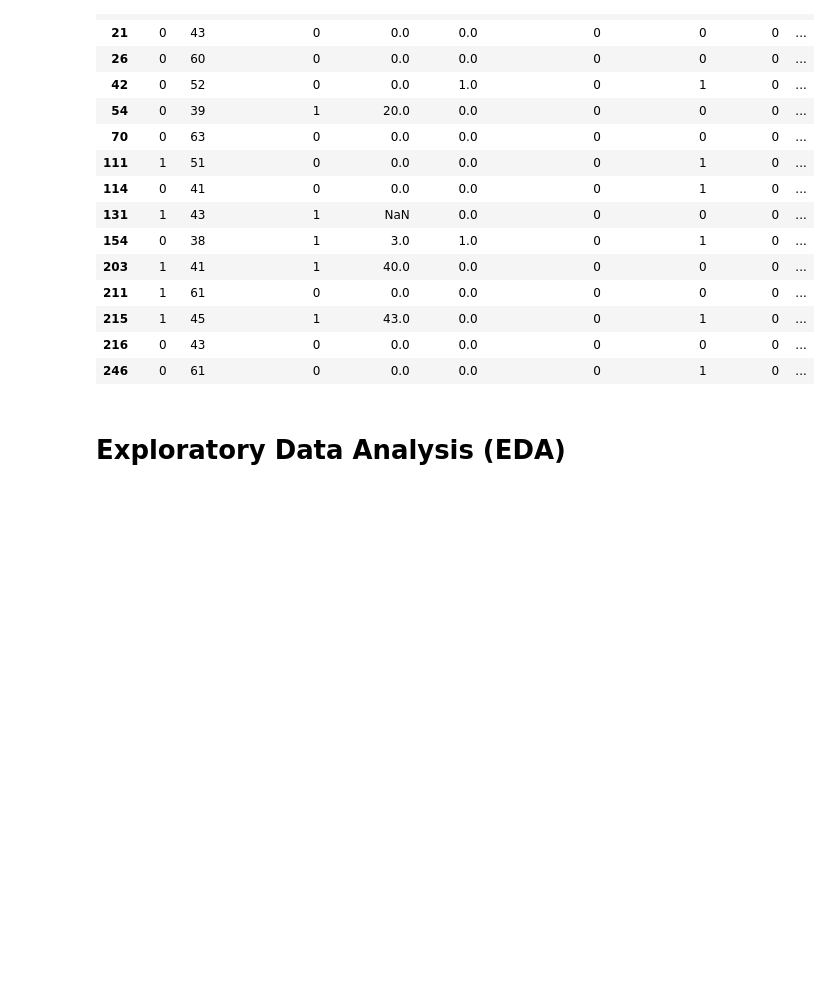
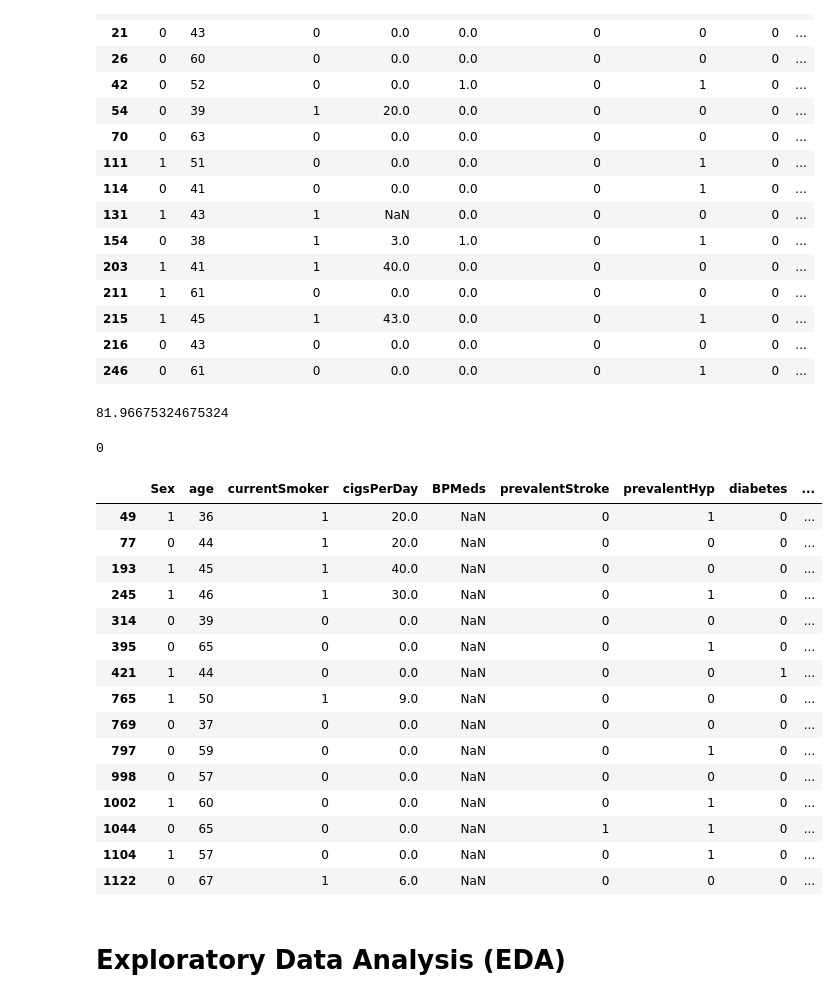
Before and after one commit to nawafalhu/HEART-DISEASE-PREDICTION, a Jupyter notebook: Heart-Disease.ipynb, the cells around one changed output. Saved outputs shown, nothing was run; the diff lists cells and outputs as text; code cells hidden in the pictures; blank space fills up the shorter version.

```diff
--- a/Heart-Disease.ipynb
+++ b/Heart-Disease.ipynb
@@ -157,3 +157,32 @@ df[df['glucose'].isnull()].head(15)
 | 215 | 1 | 45 | 1 | 43.0 | 0.0 | 0 | 1 | 0 | ... |
 | 216 | 0 | 43 | 0 | 0.0 | 0.0 | 0 | 0 | 0 | ... |
 | 246 | 0 | 61 | 0 | 0.0 | 0.0 | 0 | 1 | 0 | ... |
+# %%
+df['glucose'].mean()
+# %% [output]
+81.96675324675324
+# %%
+df['glucose'] = df['glucose'].fillna(df['glucose'].mean())
+# %%
+df['glucose'].isnull().sum()
+# %% [output]
+0
+# %%
+df[df['BPMeds'].isnull()].head(15)
+# %% [output]
+|  | Sex | age | currentSmoker | cigsPerDay | BPMeds | prevalentStroke | prevalentHyp | diabetes | ... |
+| 49 | 1 | 36 | 1 | 20.0 | NaN | 0 | 1 | 0 | ... |
+| 77 | 0 | 44 | 1 | 20.0 | NaN | 0 | 0 | 0 | ... |
+| 193 | 1 | 45 | 1 | 40.0 | NaN | 0 | 0 | 0 | ... |
+| 245 | 1 | 46 | 1 | 30.0 | NaN | 0 | 1 | 0 | ... |
+| 314 | 0 | 39 | 0 | 0.0 | NaN | 0 | 0 | 0 | ... |
+| 395 | 0 | 65 | 0 | 0.0 | NaN | 0 | 1 | 0 | ... |
+| 421 | 1 | 44 | 0 | 0.0 | NaN | 0 | 0 | 1 | ... |
+| 765 | 1 | 50 | 1 | 9.0 | NaN | 0 | 0 | 0 | ... |
+| 769 | 0 | 37 | 0 | 0.0 | NaN | 0 | 0 | 0 | ... |
+| 797 | 0 | 59 | 0 | 0.0 | NaN | 0 | 1 | 0 | ... |
+| 998 | 0 | 57 | 0 | 0.0 | NaN | 0 | 0 | 0 | ... |
+| 1002 | 1 | 60 | 0 | 0.0 | NaN | 0 | 1 | 0 | ... |
+| 1044 | 0 | 65 | 0 | 0.0 | NaN | 1 | 1 | 0 | ... |
+| 1104 | 1 | 57 | 0 | 0.0 | NaN | 0 | 1 | 0 | ... |
+| 1122 | 0 | 67 | 1 | 6.0 | NaN | 0 | 0 | 0 | ... |
```
Also changed, not shown: parts of 1 cell of this notebook.
